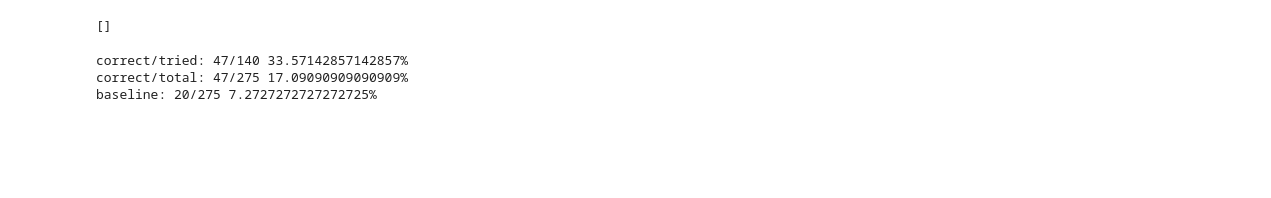
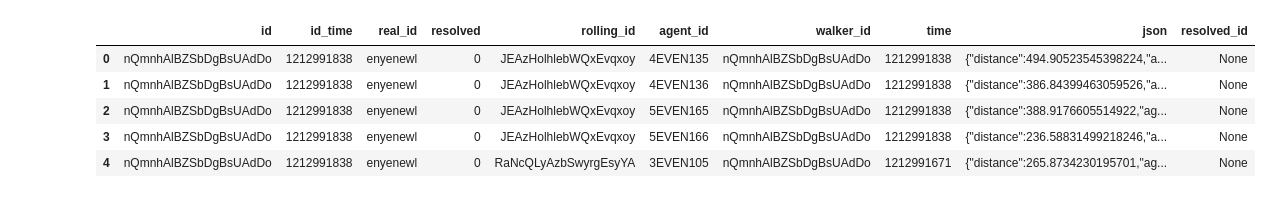
Before and after one commit to YShu7/FYP, a Jupyter notebook: exp/Untitled.ipynb, the cells around one changed output. Drawn from its saved outputs; the diff is of its cells as text; code cells hidden in the pictures; blank space fills up the shorter version.

```diff
--- a/exp/Untitled.ipynb
+++ b/exp/Untitled.ipynb
@@ -214,4 +10,0 @@ walker_id_cc = sorted(nx.connected_components(walker_id_graph), key=len, reverse
-# %%
-walker_id_cc
-# %% [output]
-[]
@@ -236,11 +11,9 @@ for real_id in real_ids:
-# %%
-cnx.execute('DROP TABLE IF EXISTS walks_attached')
-df_walks_connected.to_sql('walks_attached', con=cnx)
-
-print('correct/tried: {}/{} {}%'.format(correct, tried, correct/tried*100))
-print('correct/total: {}/{} {}%'.format(correct, total, correct/total*100))
-print('baseline: {}/{} {}%'.format(len(real_ids) * 2, total, len(real_ids) * 2 / total * 100))
-# %% [output]
-correct/tried: 47/140 33.57142857142857%
-correct/total: 47/275 17.09090909090909%
-baseline: 20/275 7.2727272727272725%
+# %%
+df_walker_contacts.head()
+# %% [output]
+|  | id | id_time | real_id | resolved | rolling_id | agent_id | walker_id | time | json | resolved_id |
+| 0 | nQmnhAlBZSbDgBsUAdDo | 1212991838 | enyenewl | 0 | JEAzHolhlebWQxEvqxoy | 4EVEN135 | nQmnhAlBZSbDgBsUAdDo | 1212991838 | {"distance":494.90523545398224,"a... | None |
+| 1 | nQmnhAlBZSbDgBsUAdDo | 1212991838 | enyenewl | 0 | JEAzHolhlebWQxEvqxoy | 4EVEN136 | nQmnhAlBZSbDgBsUAdDo | 1212991838 | {"distance":386.84399463059526,"a... | None |
+| 2 | nQmnhAlBZSbDgBsUAdDo | 1212991838 | enyenewl | 0 | JEAzHolhlebWQxEvqxoy | 5EVEN165 | nQmnhAlBZSbDgBsUAdDo | 1212991838 | {"distance":388.9176605514922,"ag... | None |
+| 3 | nQmnhAlBZSbDgBsUAdDo | 1212991838 | enyenewl | 0 | JEAzHolhlebWQxEvqxoy | 5EVEN166 | nQmnhAlBZSbDgBsUAdDo | 1212991838 | {"distance":236.58831499218246,"a... | None |
+| 4 | nQmnhAlBZSbDgBsUAdDo | 1212991838 | enyenewl | 0 | RaNcQLyAzbSwyrgEsyYA | 3EVEN105 | nQmnhAlBZSbDgBsUAdDo | 1212991671 | {"distance":265.8734230195701,"ag... | None |
```
Also changed, not shown: parts of 13 cells of this notebook, 22 other files.
